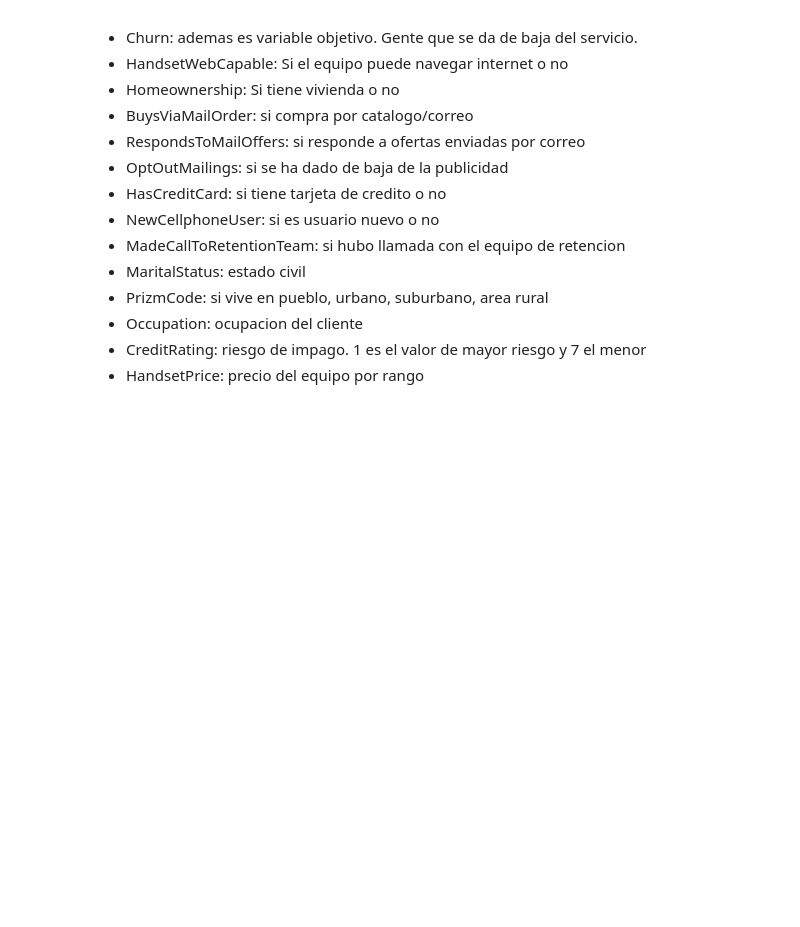
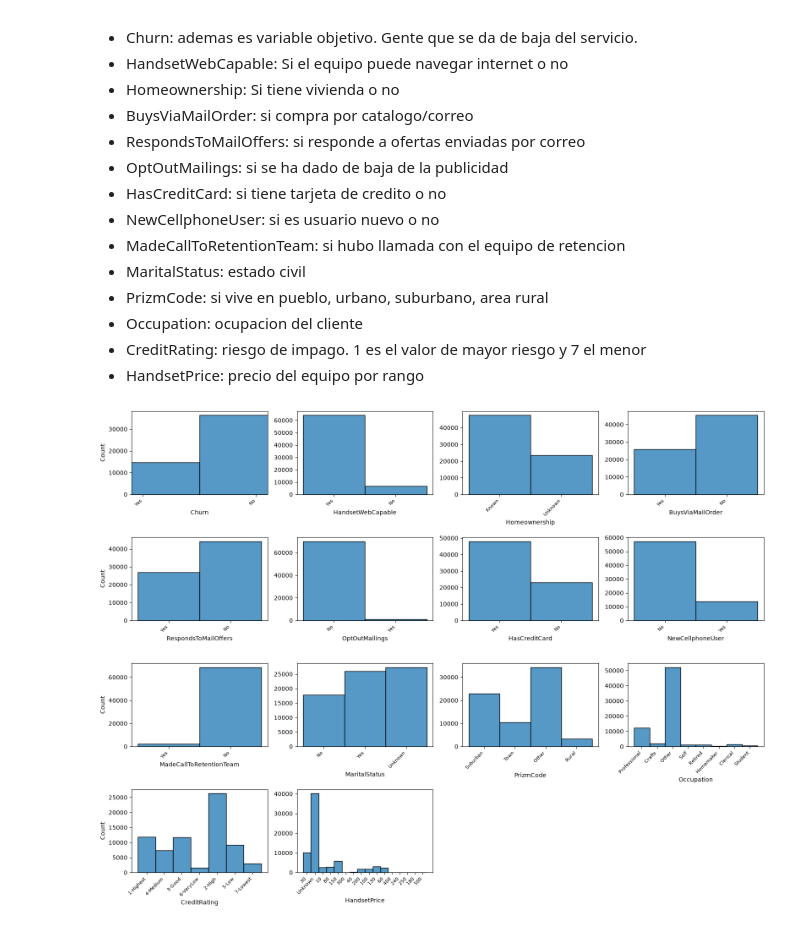
Before and after one commit to 4GeeksAcademy/ProyectoFinalDS_Churn_Pablo_Sahid, a Jupyter notebook: src/explore.ipynb, the cells around one changed output. Cells and saved outputs as stored; diff of their text form; code cells hidden in the pictures; blank space fills up the shorter version.

```diff
--- a/src/explore.ipynb
+++ b/src/explore.ipynb
@@ -207,29 +206,38 @@ De las 23 variables categóricas hemos decidido realizar el estudio  de las 14 s
 # %%
 import matplotlib.pyplot as plt
 import seaborn as sns
 
 fig, axis = plt.subplots(4, 4, figsize = (16, 12))
 
 # Crear un histograma múltiple
 sns.histplot(ax = axis[0, 0], data = df2, x = "Churn").set_xlim(-0.1, 1.1)
 sns.histplot(ax = axis[0, 1], data = df2, x = "HandsetWebCapable").set(ylabel = None)
 sns.histplot(ax = axis[0, 2], data = df2, x = "Homeownership").set(ylabel = None)
 sns.histplot(ax = axis[0, 3], data = df2, x = "BuysViaMailOrder").set(ylabel = None)
 sns.histplot(ax = axis[1, 0], data = df2, x = "RespondsToMailOffers")
 sns.histplot(ax = axis[1, 1], data = df2, x = "OptOutMailings").set(ylabel = None)
 sns.histplot(ax = axis[1, 2], data = df2, x = "HasCreditCard").set(ylabel = None)
 sns.histplot(ax = axis[1, 3], data = df2, x = "NewCellphoneUser").set(ylabel = None)
 sns.histplot(ax = axis[2, 0], data = df2, x = "MadeCallToRetentionTeam")
 sns.histplot(ax = axis[2, 1], data = df2, x = "MaritalStatus").set(ylabel = None)
 sns.histplot(ax = axis[2, 2], data = df2, x = "PrizmCode").set(ylabel = None)
 sns.histplot(ax = axis[2, 3], data = df2, x = "Occupation").set(ylabel = None)
 sns.histplot(ax = axis[3, 0], data = df2, x = "CreditRating")
 sns.histplot(ax = axis[3, 1], data = df2, x = "HandsetPrice").set(ylabel = None)
-sns.histplot(ax = axis[3, 2], data = df2).set_visible(False) # Ocultar el último subplot vacío
-sns.histplot(ax = axis[3, 3], data = df2).set_visible(False) # Ocultar el último subplot vacío
+sns.histplot(ax = axis[3, 2]).set_visible(False) # Ocultar el último subplot vacío
+sns.histplot(ax = axis[3, 3]).set_visible(False) # Ocultar el último subplot vacío
+
+# Rotar etiquetas del eje X en todos los subplots para evitar solapamientos de las etiquetas de los gráficos
+for ax in axis.flat:
+    ax.tick_params(axis='x', rotation=45, labelsize=8)
+    # Alinear texto
+    plt.setp(ax.get_xticklabels(), ha='right')
+
 
 # Ajustar el layout
 plt.tight_layout()
 
 # Mostrar el plot
 plt.show()
+# %% [output]
+[figure, added]
```
Also changed, not shown: parts of 4 cells of this notebook, 1 other file.
